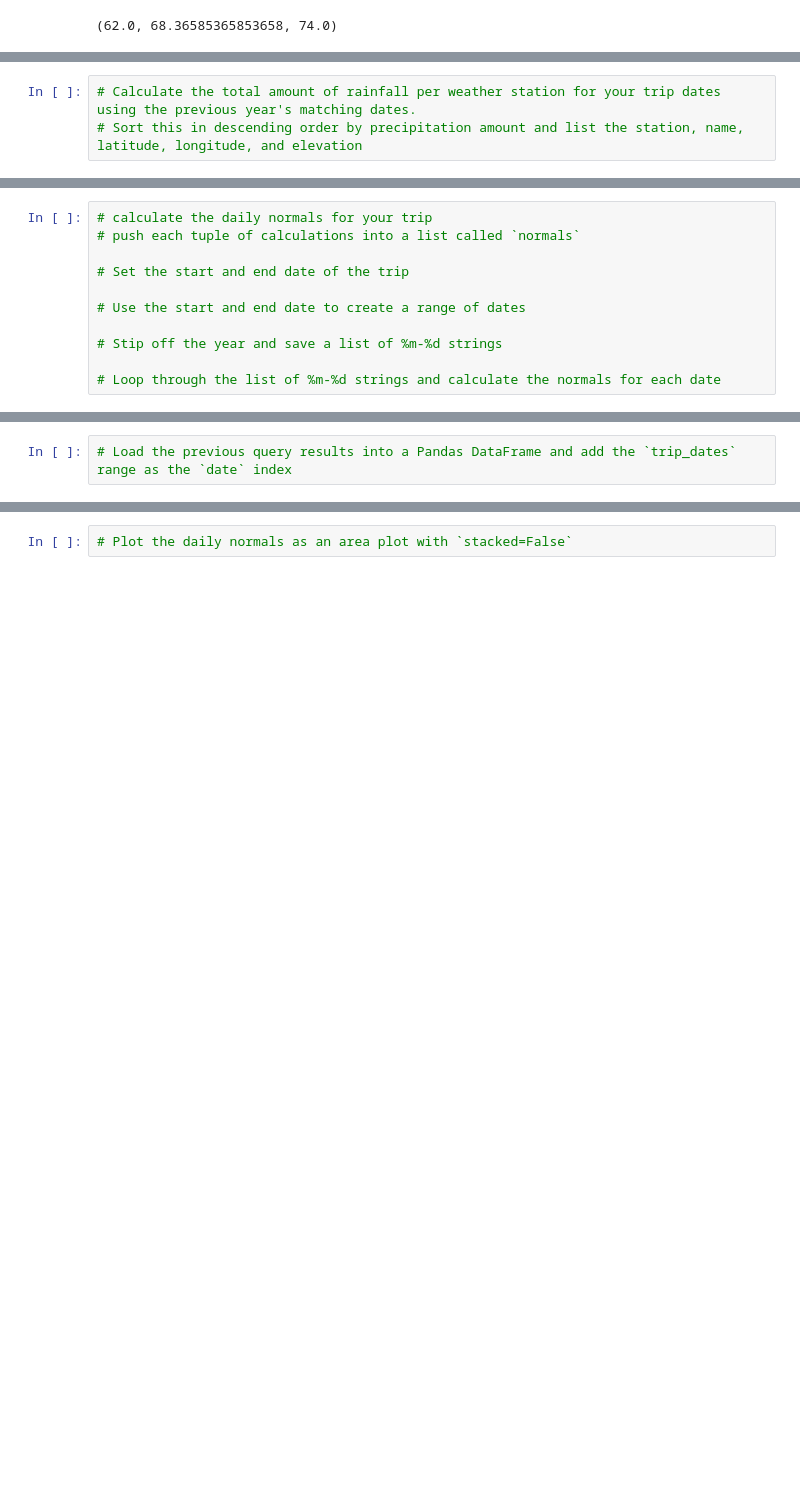
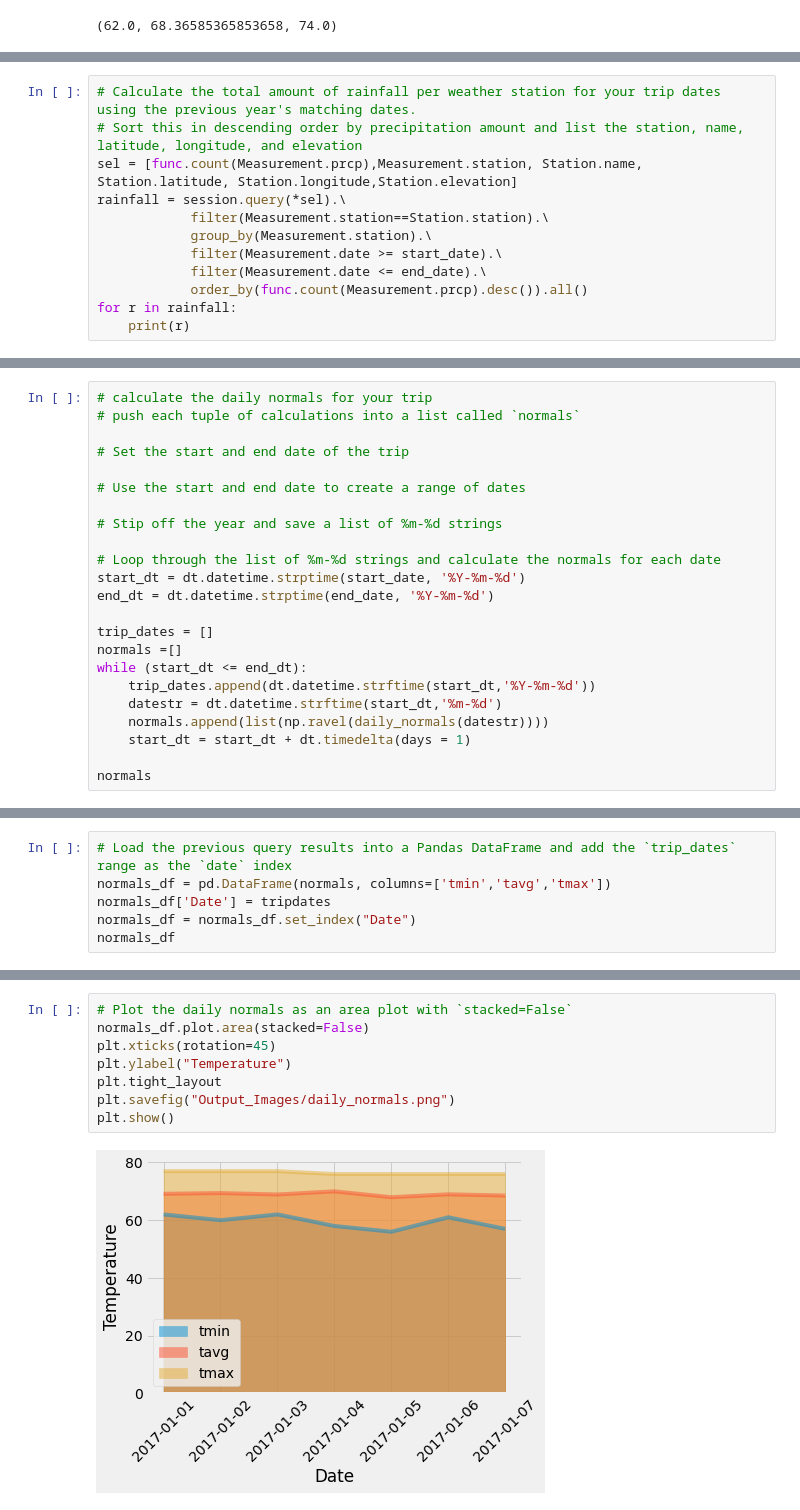
Before and after one commit to erinmlee97/sqlalchemy_challenge, a Jupyter notebook: climate_starter.ipynb, the cells around one changed output, grey strips where cells are left out. Cells and saved outputs as stored; diff of their text form; blank space fills up the shorter version.

```diff
--- a/climate_starter.ipynb
+++ b/climate_starter.ipynb
@@ -270,3 +277,12 @@ plt.show()
 # %%
 # Calculate the total amount of rainfall per weather station for your trip dates using the previous year's matching dates.
 # Sort this in descending order by precipitation amount and list the station, name, latitude, longitude, and elevation
+sel = [func.count(Measurement.prcp),Measurement.station, Station.name, Station.latitude, Station.longitude,Station.elevation]
+rainfall = session.query(*sel).\
+            filter(Measurement.station==Station.station).\
+            group_by(Measurement.station).\
+            filter(Measurement.date >= start_date).\
+            filter(Measurement.date <= end_date).\
+            order_by(func.count(Measurement.prcp).desc()).all()
+for r in rainfall:
+    print(r)
@@ -300,3 +325,15 @@ daily_normals("01-01")
 # Stip off the year and save a list of %m-%d strings
 
 # Loop through the list of %m-%d strings and calculate the normals for each date
+start_dt = dt.datetime.strptime(start_date, '%Y-%m-%d')
+end_dt = dt.datetime.strptime(end_date, '%Y-%m-%d')
+
+trip_dates = []
+normals =[]
+while (start_dt <= end_dt):
+    trip_dates.append(dt.datetime.strftime(start_dt,'%Y-%m-%d'))
+    datestr = dt.datetime.strftime(start_dt,'%m-%d')
+    normals.append(list(np.ravel(daily_normals(datestr))))
+    start_dt = start_dt + dt.timedelta(days = 1)
+
+normals
@@ -303,2 +348,6 @@ daily_normals("01-01")
 # %%
 # Load the previous query results into a Pandas DataFrame and add the `trip_dates` range as the `date` index
+normals_df = pd.DataFrame(normals, columns=['tmin','tavg','tmax'])
+normals_df['Date'] = tripdates
+normals_df = normals_df.set_index("Date")
+normals_df
@@ -305,2 +364,10 @@ daily_normals("01-01")
 # %%
 # Plot the daily normals as an area plot with `stacked=False`
+normals_df.plot.area(stacked=False)
+plt.xticks(rotation=45)
+plt.ylabel("Temperature")
+plt.tight_layout
+plt.savefig("Output_Images/daily_normals.png")
+plt.show()
+# %% [output]
+[figure, added]
```
Also changed, not shown: parts of 14 cells of this notebook, 6 other files.
